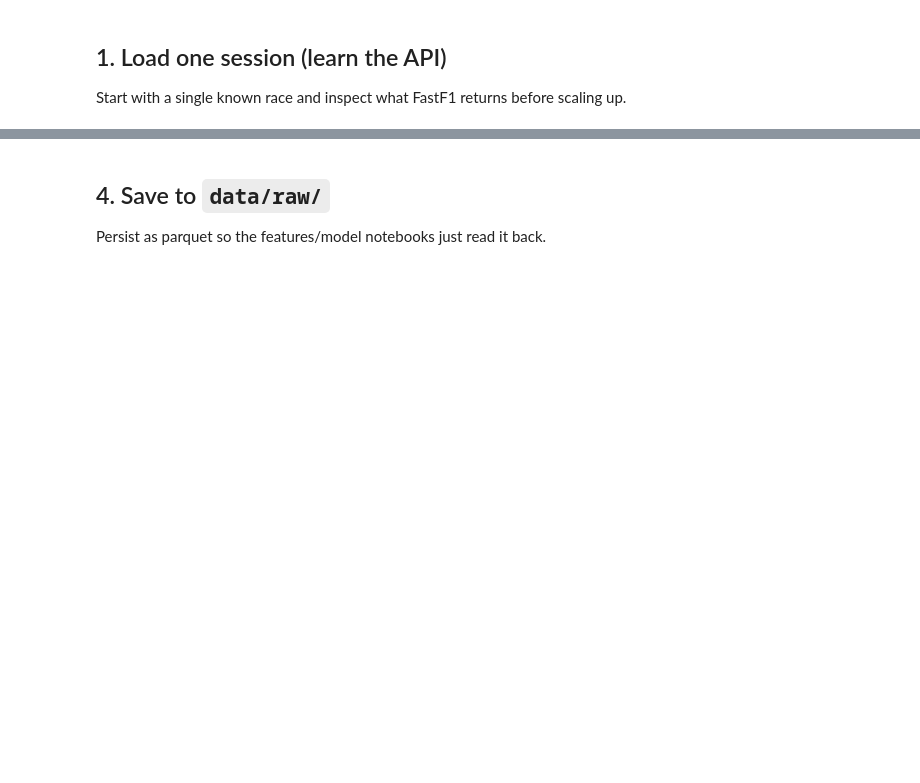
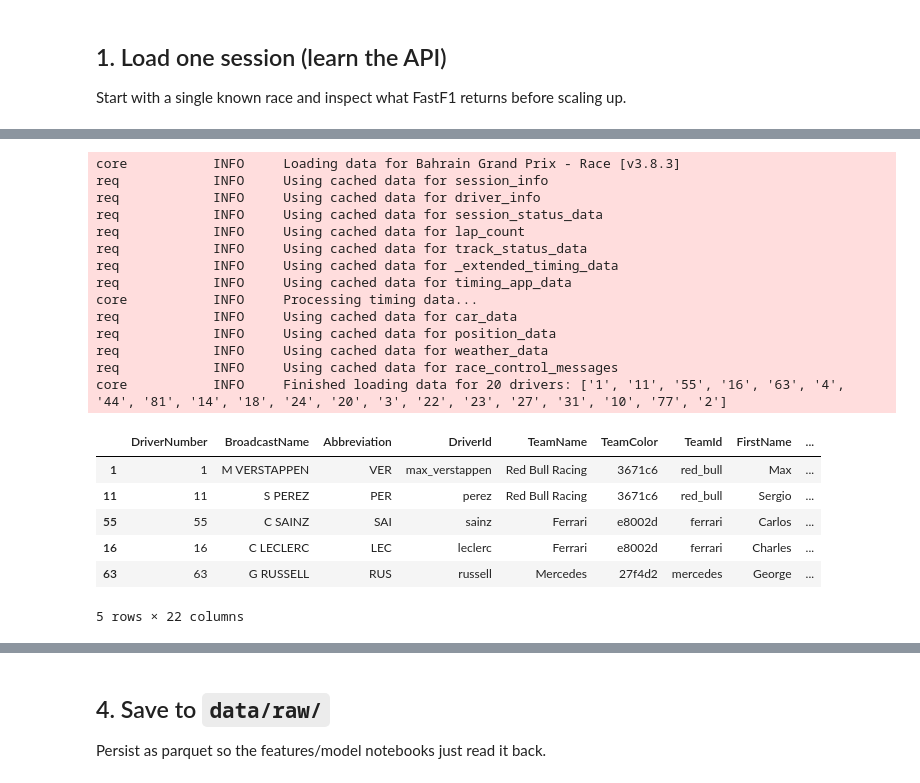
Before and after one commit to toosh-legacy/f1-pred-modal, a Jupyter notebook: notebooks/data_loading.ipynb, the cells around one changed output, grey strips where cells are left out. Saved outputs shown, nothing was run; the diff lists cells and outputs as text; code cells hidden in the pictures; blank space fills up the shorter version.

Commit message:
data loading/organization and modal dev initial

```diff
--- a/notebooks/data_loading.ipynb
+++ b/notebooks/data_loading.ipynb
@@ -36,3 +59,35 @@ results.head()
+# %%
+# One race: 2024 season, round 1 (Bahrain), Race session = "R".
+session = fastf1.get_session(2024, 1, "R")
+session.load()   # first run downloads (slow); afterwards it's cached
+# Things to inspect:
+#   session.results  -> DataFrame, one row per driver
+#                       (DriverId, TeamId, GridPosition, Position, Points, Status...)
+#   session.event    -> event metadata (EventName, RoundNumber, EventDate...)
+results = session.results  # DataFrame, one row per driver
+results.head()
+# %% [output]
+core           INFO     Loading data for Bahrain Grand Prix - Race [v3.8.3]
+req            INFO     Using cached data for session_info
+req            INFO     Using cached data for driver_info
+req            INFO     Using cached data for session_status_data
+req            INFO     Using cached data for lap_count
+req            INFO     Using cached data for track_status_data
+req            INFO     Using cached data for _extended_timing_data
+req            INFO     Using cached data for timing_app_data
+core           INFO     Processing timing data...
+req            INFO     Using cached data for car_data
+req            INFO     Using cached data for position_data
+req            INFO     Using cached data for weather_data
+req            INFO     Using cached data for race_control_messages
+core           INFO     Finished loading data for 20 drivers: ['1', '11', '55', '16', '63', '4', '44', '81', '14', '18', '24', '20', '3', '22', '23', '27', '31', '10', '77', '2']
+|  | DriverNumber | BroadcastName | Abbreviation | DriverId | TeamName | TeamColor | TeamId | FirstName | ... |
+| 1 | 1 | M VERSTAPPEN | VER | max_verstappen | Red Bull Racing | 3671c6 | red_bull | Max | ... |
+| 11 | 11 | S PEREZ | PER | perez | Red Bull Racing | 3671c6 | red_bull | Sergio | ... |
+| 55 | 55 | C SAINZ | SAI | sainz | Ferrari | e8002d | ferrari | Carlos | ... |
+| 16 | 16 | C LECLERC | LEC | leclerc | Ferrari | e8002d | ferrari | Charles | ... |
+| 63 | 63 | G RUSSELL | RUS | russell | Mercedes | 27f4d2 | mercedes | George | ... |
+5 rows × 22 columns
 # %% [markdown]
 ## 2. Extract the columns you care about
 
```
Also changed, not shown: parts of 7 cells of this notebook, 2 other files.
